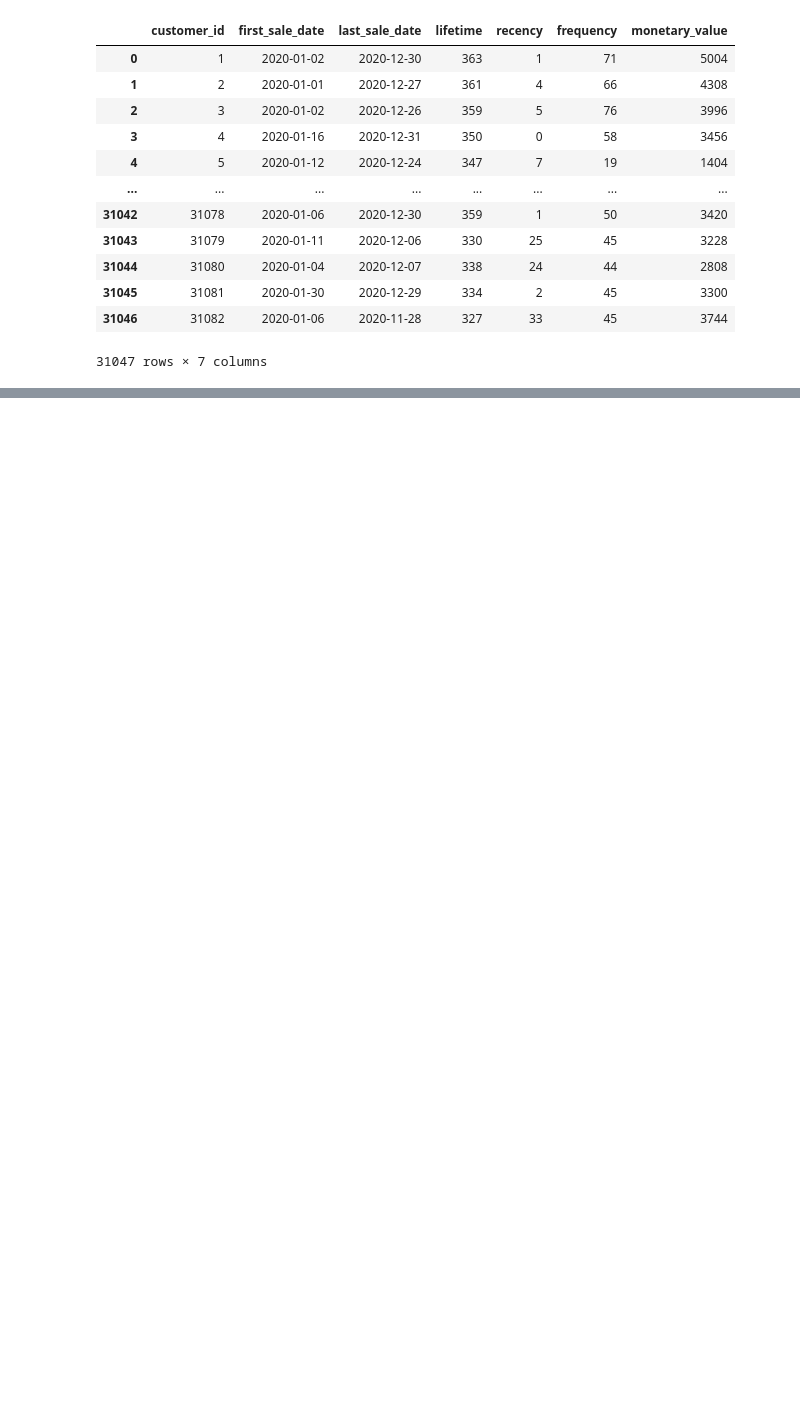
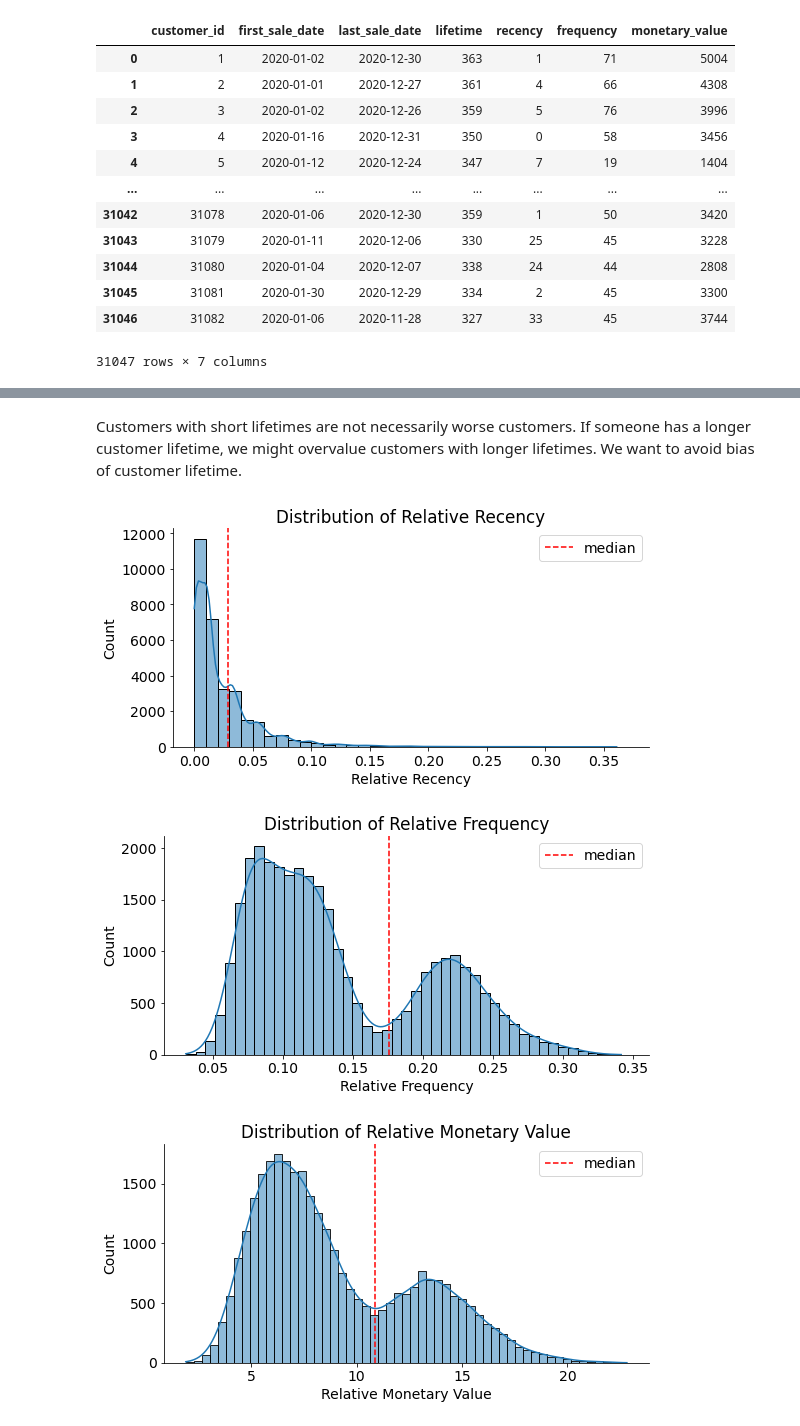
Before and after one commit to scabanela-ischool/Data_Engineering_Proj1_Querying, a Jupyter notebook: project_1_5.ipynb, the cells around one changed output, grey strips where cells are left out. Cells and saved outputs as stored; diff of their text form; code cells hidden in the pictures; blank space fills up the shorter version.

```diff
--- a/project_1_5.ipynb
+++ b/project_1_5.ipynb
@@ -227,0 +134,35 @@ plt.show()
+# %% [markdown]
+Customers with short lifetimes are not necessarily worse customers. If someone has a longer customer lifetime, we might overvalue customers with longer lifetimes. We want to avoid bias of customer lifetime.
+# %%
+def plot_rfm():
+    agg_customer_data = aggregated_customer_df.copy()
+    agg_customer_data['RelativeRecency'] = agg_customer_data['recency']/agg_customer_data['lifetime']
+    agg_customer_data['RelativeFrequency'] = agg_customer_data['frequency']/agg_customer_data['lifetime']
+    agg_customer_data['RelativeMonetary'] = agg_customer_data['monetary_value']/agg_customer_data['lifetime']
+
+    # Plot RFM distributions
+    sns.displot(agg_customer_data['RelativeRecency'], binwidth = 0.01, kde=True, height=4, aspect=2)
+    plt.axvline(x=agg_customer_data.RelativeRecency.quantile(0.7), label='median', color='r', linestyle='--')
+    plt.title('Distribution of Relative Recency')
+    plt.xlabel('Relative Recency')
+    plt.legend()
+
+    sns.displot(agg_customer_data['RelativeFrequency'], binwidth = 0.007, kde=True, height=4, aspect=2)
+    plt.axvline(x=agg_customer_data.RelativeFrequency.quantile(0.7), label='median', color='r', linestyle='--')
+    plt.title('Distribution of Relative Frequency')
+    plt.xlabel('Relative Frequency')
+    plt.legend()
+
+    sns.displot(agg_customer_data['RelativeMonetary'].astype(float), kde=True, height=4, aspect=2)
+    plt.axvline(x=agg_customer_data.RelativeMonetary.quantile(0.7), label='median', color='r', linestyle='--')
+    plt.title('Distribution of Relative Monetary Value')
+    plt.xlabel('Relative Monetary Value')
+    plt.legend()
+
+    plt.show
+# %%
+plot_rfm()
+# %% [output]
+[figure, added]
+[figure, added]
+[figure, added]
```
Also changed, not shown: parts of 11 cells of this notebook.
